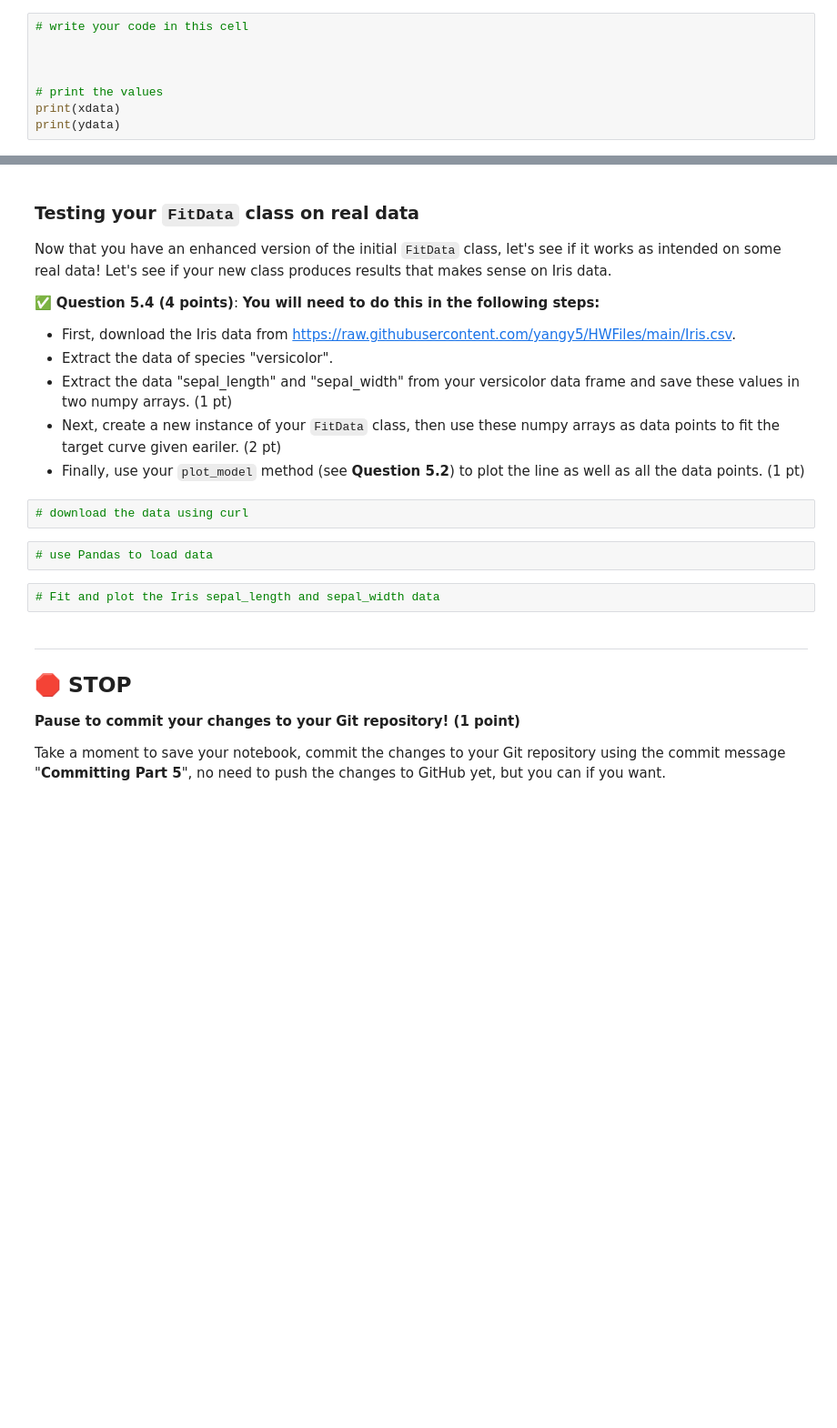
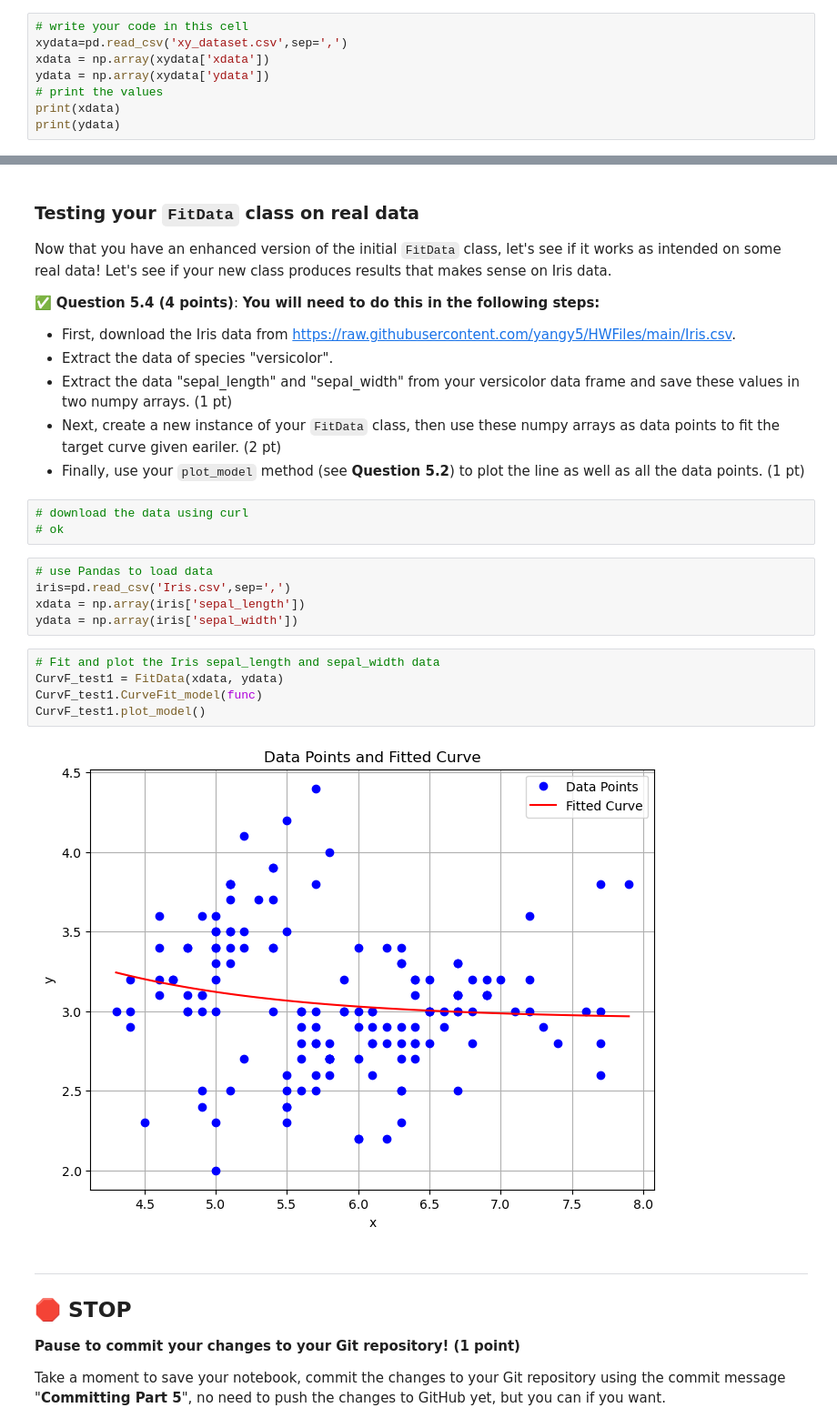
Before and after one commit to guptaja3/CMSE202-f25-turnin, a Jupyter notebook: hw-01/1-HW-JAICH.ipynb, the cells around one changed output, grey strips where cells are left out. Shown at 91% size. Drawn from its saved outputs; the diff is of its cells as text; blank space fills up the shorter version.

```diff
--- a/hw-01/1-HW-JAICH.ipynb
+++ b/hw-01/1-HW-JAICH.ipynb
@@ -462,9 +465,9 @@ from scipy.optimize import curve_fit
 Use Pandas to read the data. You should have two numpy array: one for xdata and the other for ydata. Plot this dataset in scatter plot. **(1 point)**
 # %%
 # write your code in this cell
-
-
-
+xydata=pd.read_csv('xy_dataset.csv',sep=',')
+xdata = np.array(xydata['xdata'])
+ydata = np.array(xydata['ydata'])
 # print the values
 print(xdata)
 print(ydata)
@@ -604,10 +696,19 @@ Now that you have an enhanced version of the initial `FitData` class, let's see
  * Finally, use your `plot_model` method (see **Question 5.2**) to plot the line as well as all the data points. (1 pt)
 # %%
 # download the data using curl
+# ok
-# %%
-# use Pandas to load data
+# %%
+# use Pandas to load data
+iris=pd.read_csv('Iris.csv',sep=',')
+xdata = np.array(iris['sepal_length'])
+ydata = np.array(iris['sepal_width'])
 # %%
 # Fit and plot the Iris sepal_length and sepal_width data
+CurvF_test1 = FitData(xdata, ydata)
+CurvF_test1.CurveFit_model(func)
+CurvF_test1.plot_model()
+# %% [output]
+[figure, added]
 # %% [markdown]
 ---
 ## &#128721; STOP
```
Also changed, not shown: parts of 12 cells of this notebook.
